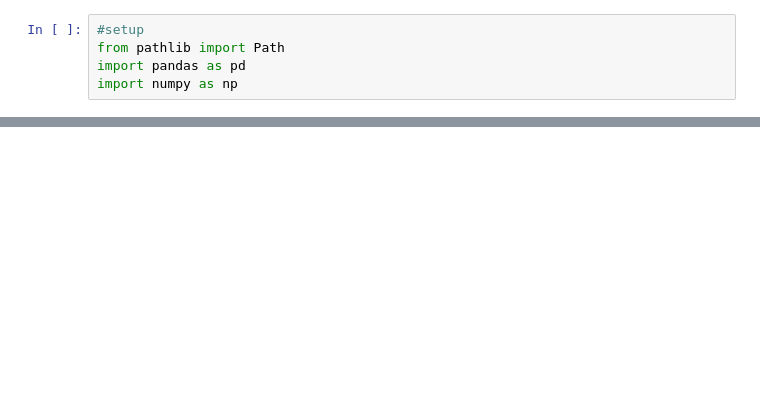
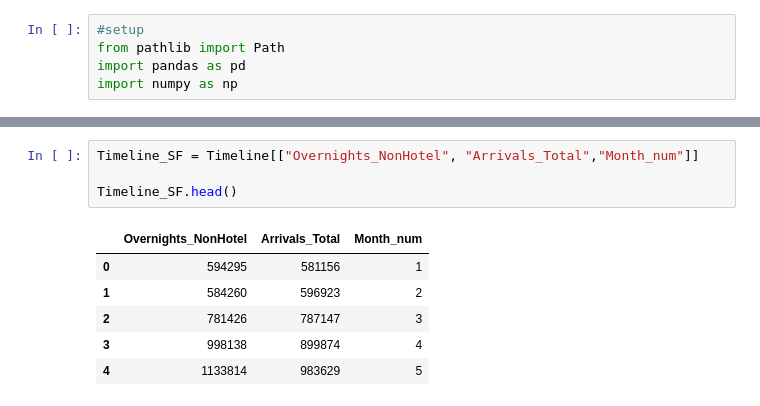
Before and after one commit to aantoo-cr/airbnb-rome-analysis, a Jupyter notebook: notebooks/04_time_analysis.ipynb, the cells around one changed output, grey strips where cells are left out. Drawn from its saved outputs; the diff is of its cells as text; blank space fills up the shorter version.

```diff
--- a/notebooks/04_time_analysis.ipynb
+++ b/notebooks/04_time_analysis.ipynb
@@ -76,0 +118,11 @@ dtype: object
+# %%
+Timeline_SF = Timeline[["Overnights_NonHotel", "Arrivals_Total","Month_num"]]
+
+Timeline_SF.head()
+# %% [output]
+|  | Overnights_NonHotel | Arrivals_Total | Month_num |
+| 0 | 594295 | 581156 | 1 |
+| 1 | 584260 | 596923 | 2 |
+| 2 | 781426 | 787147 | 3 |
+| 3 | 998138 | 899874 | 4 |
+| 4 | 1133814 | 983629 | 5 |
```
Also changed, not shown: parts of 31 cells of this notebook, 6 other files.
